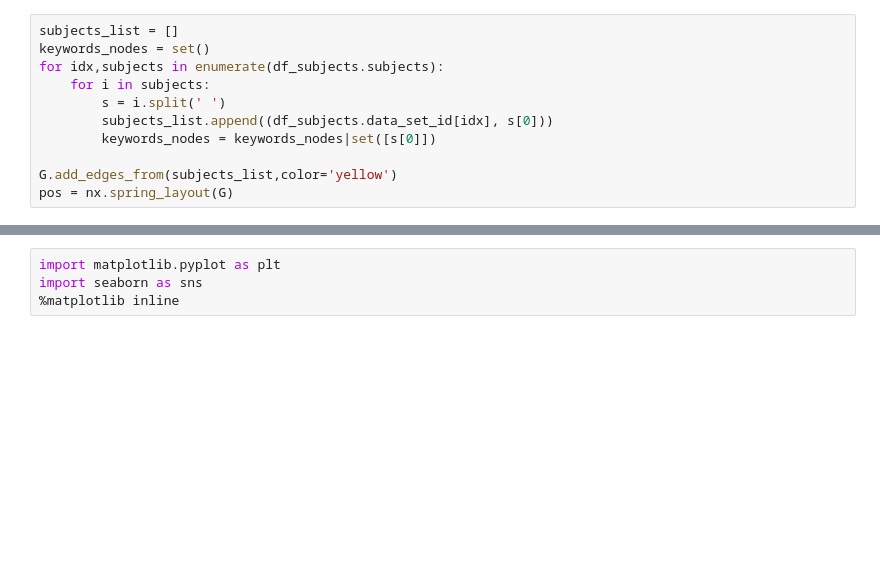
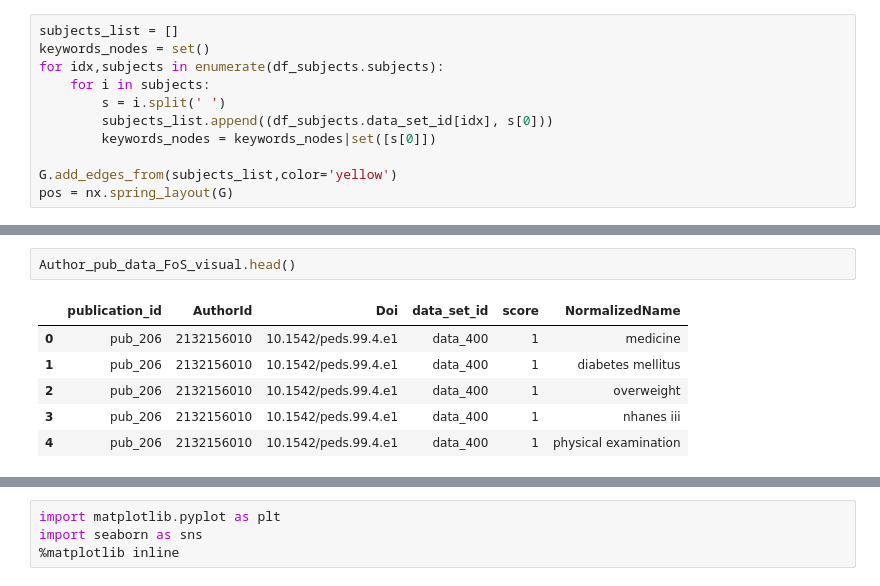
Before and after one commit to rich-context-capstone-2019/Rich-Context-Capstone, a Jupyter notebook: network_with_author.ipynb, the cells around one changed output, grey strips where cells are left out. Drawn from its saved outputs; the diff is of its cells as text; blank space fills up the shorter version.

```diff
--- a/network_with_author.ipynb
+++ b/network_with_author.ipynb
@@ -254,0 +346,9 @@ plt.legend()
+# %%
+Author_pub_data_FoS_visual.head()
+# %% [output]
+|  | publication_id | AuthorId | Doi | data_set_id | score | NormalizedName |
+| 0 | pub_206 | 2132156010 | 10.1542/peds.99.4.e1 | data_400 | 1 | medicine |
+| 1 | pub_206 | 2132156010 | 10.1542/peds.99.4.e1 | data_400 | 1 | diabetes mellitus |
+| 2 | pub_206 | 2132156010 | 10.1542/peds.99.4.e1 | data_400 | 1 | overweight |
+| 3 | pub_206 | 2132156010 | 10.1542/peds.99.4.e1 | data_400 | 1 | nhanes iii |
+| 4 | pub_206 | 2132156010 | 10.1542/peds.99.4.e1 | data_400 | 1 | physical examination |
```
Also changed, not shown: parts of 28 cells of this notebook.
